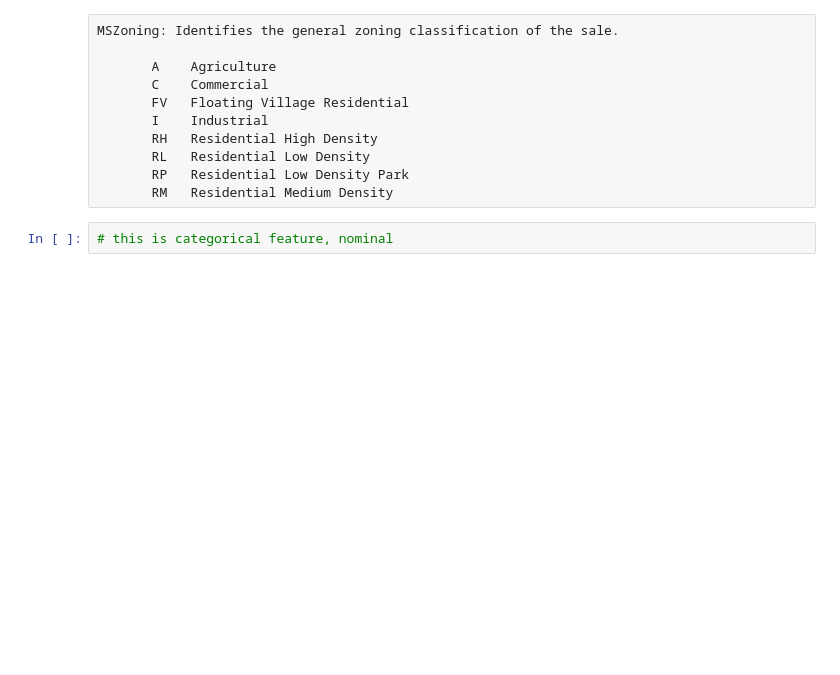
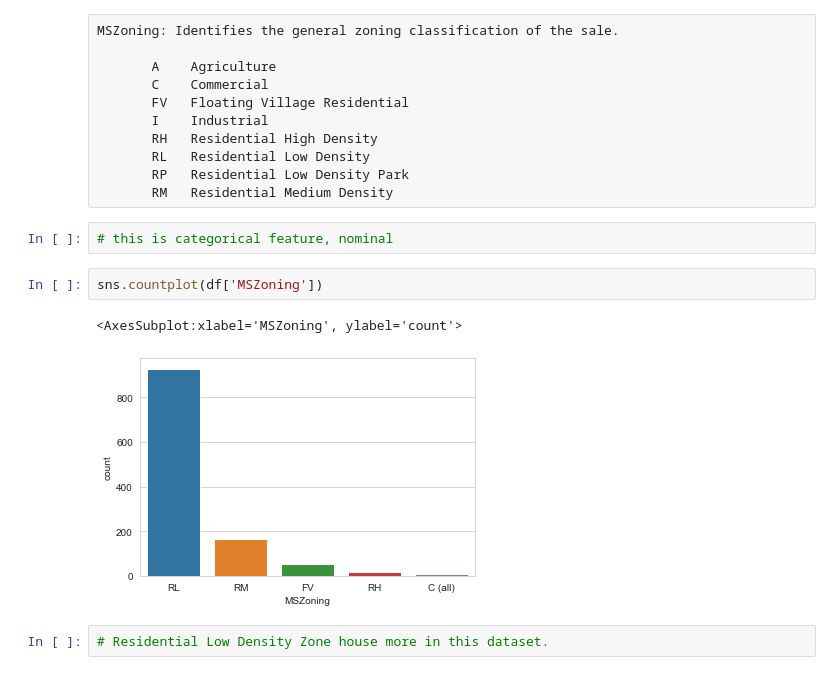
Before and after one commit to mohittomar2008/HOUSING-PRICE-PREDICTION, a Jupyter notebook: HOUSING-PRICE-PREDICTION.ipynb, the cells around one changed output. Cells and saved outputs as stored; diff of their text form; blank space fills up the shorter version.

```diff
--- a/HOUSING-PRICE-PREDICTION.ipynb
+++ b/HOUSING-PRICE-PREDICTION.ipynb
@@ -303,3 +302,10 @@ MSZoning: Identifies the general zoning classification of the sale.
        RM	Residential Medium Density
 # %%
 # this is categorical feature, nominal
+# %%
+sns.countplot(df['MSZoning'])
+# %% [output]
+<AxesSubplot:xlabel='MSZoning', ylabel='count'>
+[figure, added]
+# %%
+# Residential Low Density Zone house more in this dataset.
```
Also changed, not shown: parts of 64 cells of this notebook.
